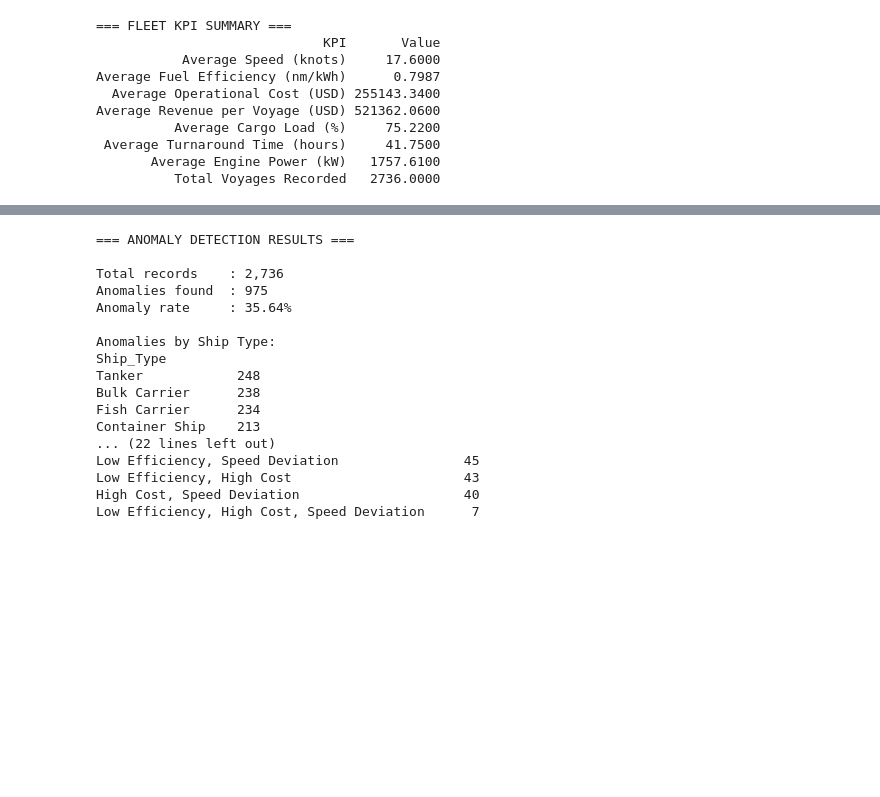
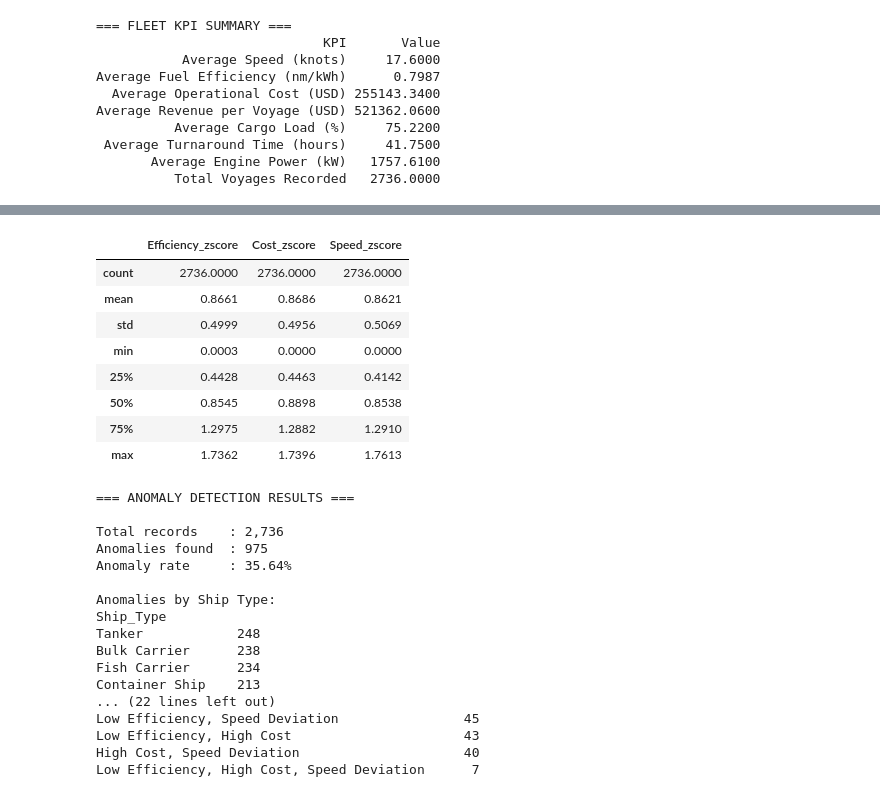
Before and after one commit to Yashaswini-Sandeep/Fleet_KPI_Tracker, a Jupyter notebook: notebooks/Fleet_KPI_Analysis.ipynb, the cells around one changed output, grey strips where cells are left out. Cells and saved outputs as stored; diff of their text form; code cells hidden in the pictures; blank space fills up the shorter version.

```diff
--- a/notebooks/Fleet_KPI_Analysis.ipynb
+++ b/notebooks/Fleet_KPI_Analysis.ipynb
@@ -174,3 +219,15 @@ df['Speed_zscore'] = np.abs(stats.zscore(df['Speed_Over_Ground_knots']))
+# %%
+df[['Efficiency_zscore', 'Cost_zscore', 'Speed_zscore']].describe().round(4)
+# %% [output]
+|  | Efficiency_zscore | Cost_zscore | Speed_zscore |
+| count | 2736.0000 | 2736.0000 | 2736.0000 |
+| mean | 0.8661 | 0.8686 | 0.8621 |
+| std | 0.4999 | 0.4956 | 0.5069 |
+| min | 0.0003 | 0.0000 | 0.0000 |
+| 25% | 0.4428 | 0.4463 | 0.4142 |
+| 50% | 0.8545 | 0.8898 | 0.8538 |
+| 75% | 1.2975 | 1.2882 | 1.2910 |
+| max | 1.7362 | 1.7396 | 1.7613 |
 # %%
 
 # Lowered threshold to 1.5 — standard for operational KPI monitoring
```
Also changed, not shown: parts of 8 cells of this notebook, 2 other files.
